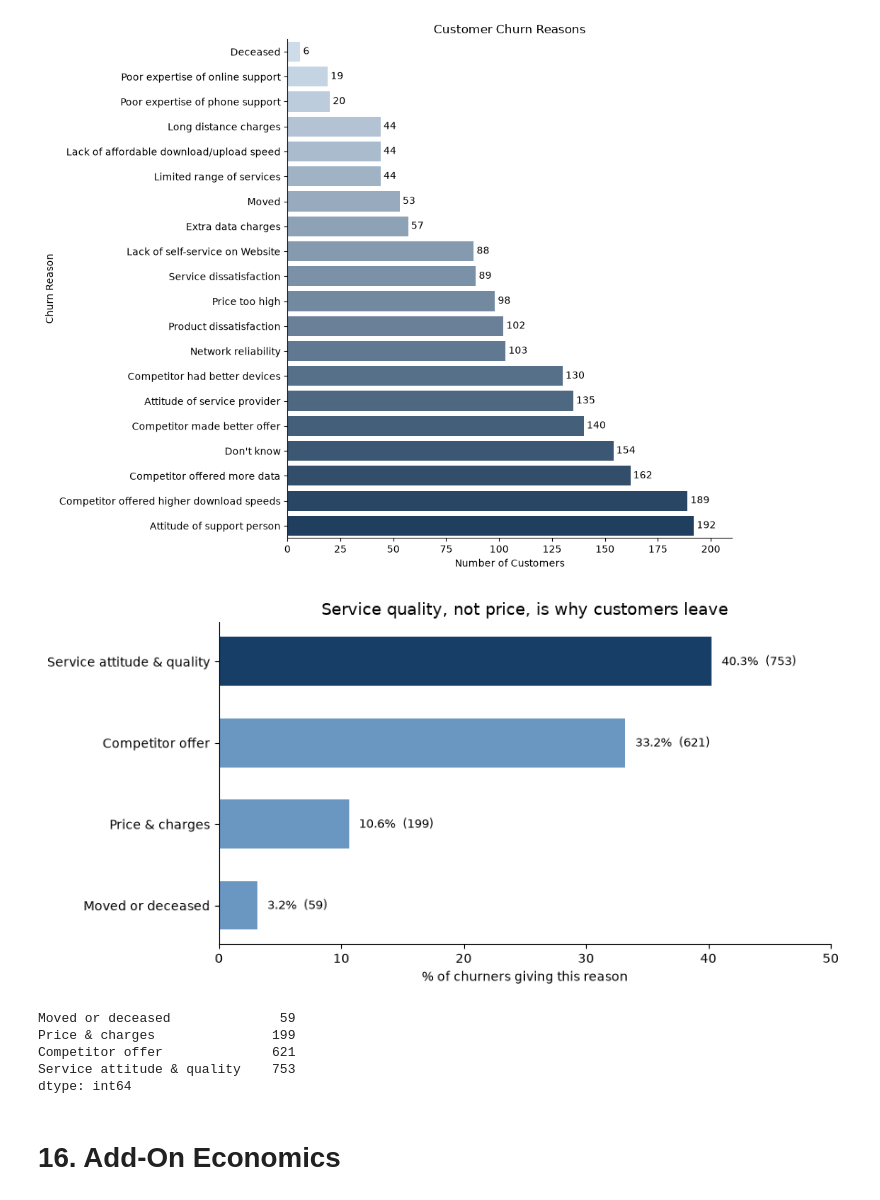
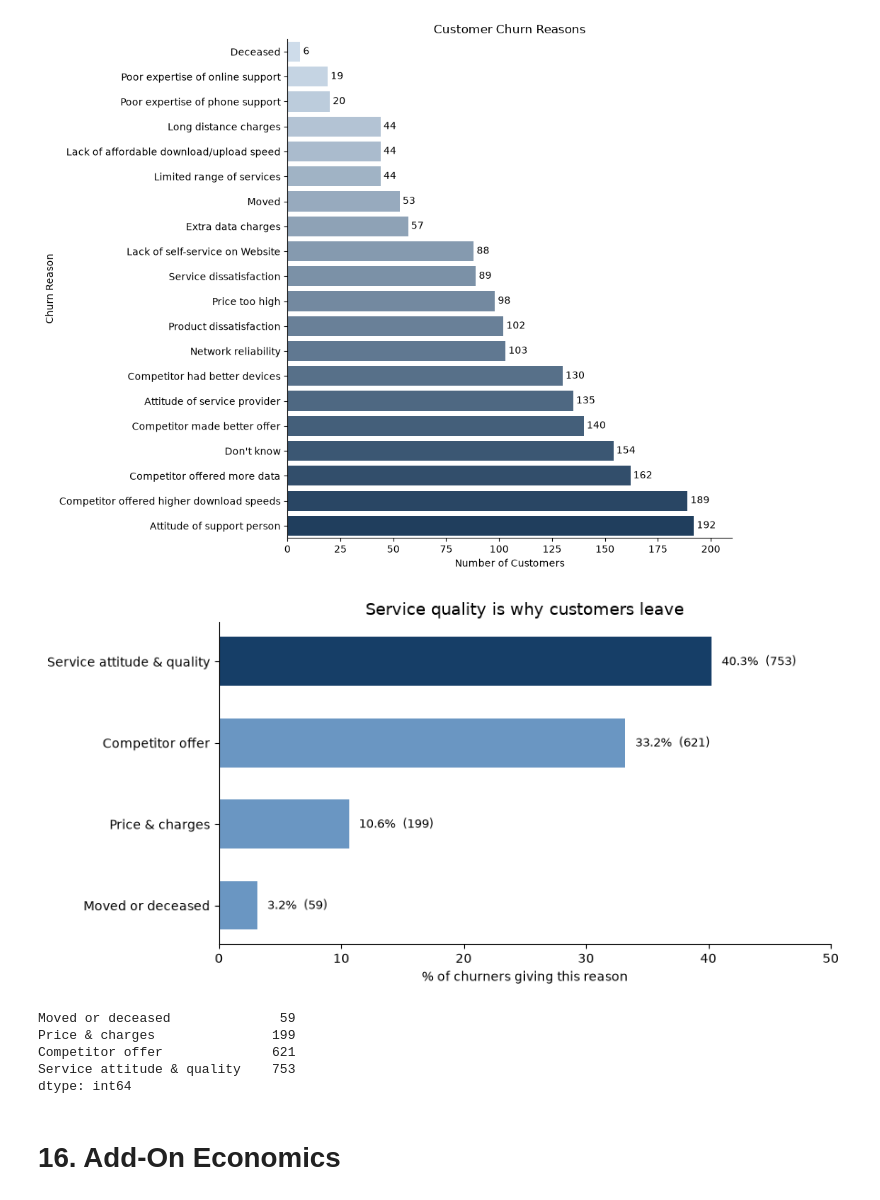
Before and after one commit to Bhumgara/df_swan_consulting, a Jupyter notebook: Swan_Teleco_Master.ipynb, the cells around one changed output. Drawn from its saved outputs; the diff is of its cells as text; code cells hidden in the pictures.

```diff
--- a/Swan_Teleco_Master.ipynb
+++ b/Swan_Teleco_Master.ipynb
@@ -794,32 +794,32 @@ plt.show()
 # %%
 reasons = df_clean["Churn Reason"].dropna()
 
 themes = {
     "Service attitude & quality": reasons.str.contains("Attitude|dissatisfaction|reliability|Service",
                                                        case=False).sum(),
     "Competitor offer": reasons.str.contains("Competitor").sum(),
     "Price & charges": reasons.str.contains("Price|charges|Extra|Long distance", case=False).sum(),
     "Moved or deceased": reasons.str.contains("Moved|Deceased").sum(),
 }
 theme_s = pd.Series(themes).sort_values()
 theme_pct = theme_s / len(reasons) * 100
 
 fig, ax = plt.subplots(figsize=(9, 4.5))
 bars = ax.barh(theme_s.index, theme_pct.values,
                color=[NAVY if v == theme_pct.max() else MID for v in theme_pct.values], height=.6)
 for b, v, n in zip(bars, theme_pct.values, theme_s.values):
     ax.text(v + .8, b.get_y() + b.get_height()/2, f"{v:.1f}%  ({n})", va="center", fontsize=9)
 
 ax.set_xlim(0, 50)
 ax.set_xlabel("% of churners giving this reason")
-ax.set_title("Service quality, not price, is why customers leave", fontsize=13)
+ax.set_title("Service quality is why customers leave", fontsize=13)
 ax.spines[["top", "right"]].set_visible(False)
 plt.tight_layout()
 plt.show()
 
 theme_s
 # %% [output]
-[figure, old version]
+[figure, new version]
 Moved or deceased              59
 Price & charges               199
 Competitor offer              621
```
Also changed, not shown: 1 other file.
